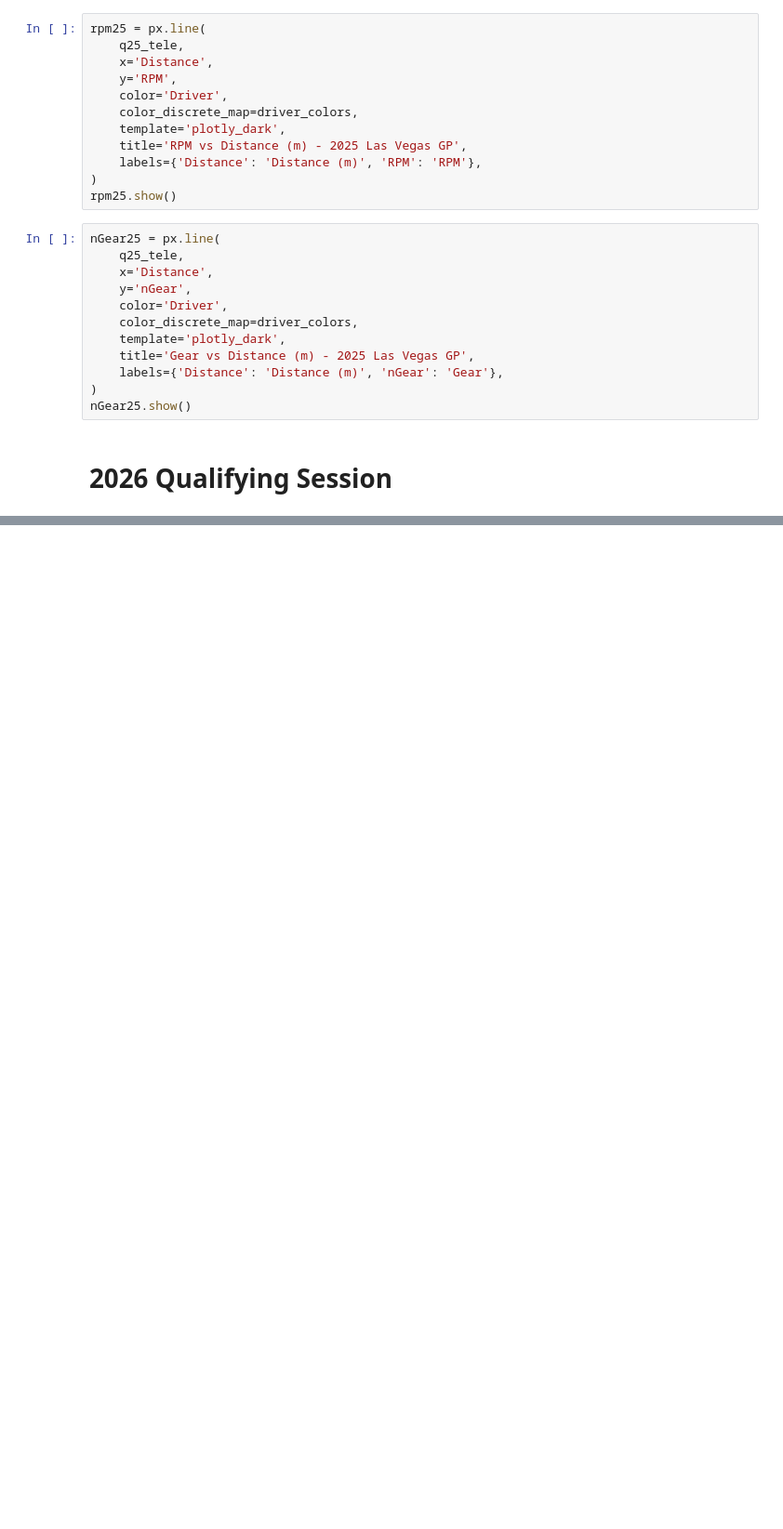
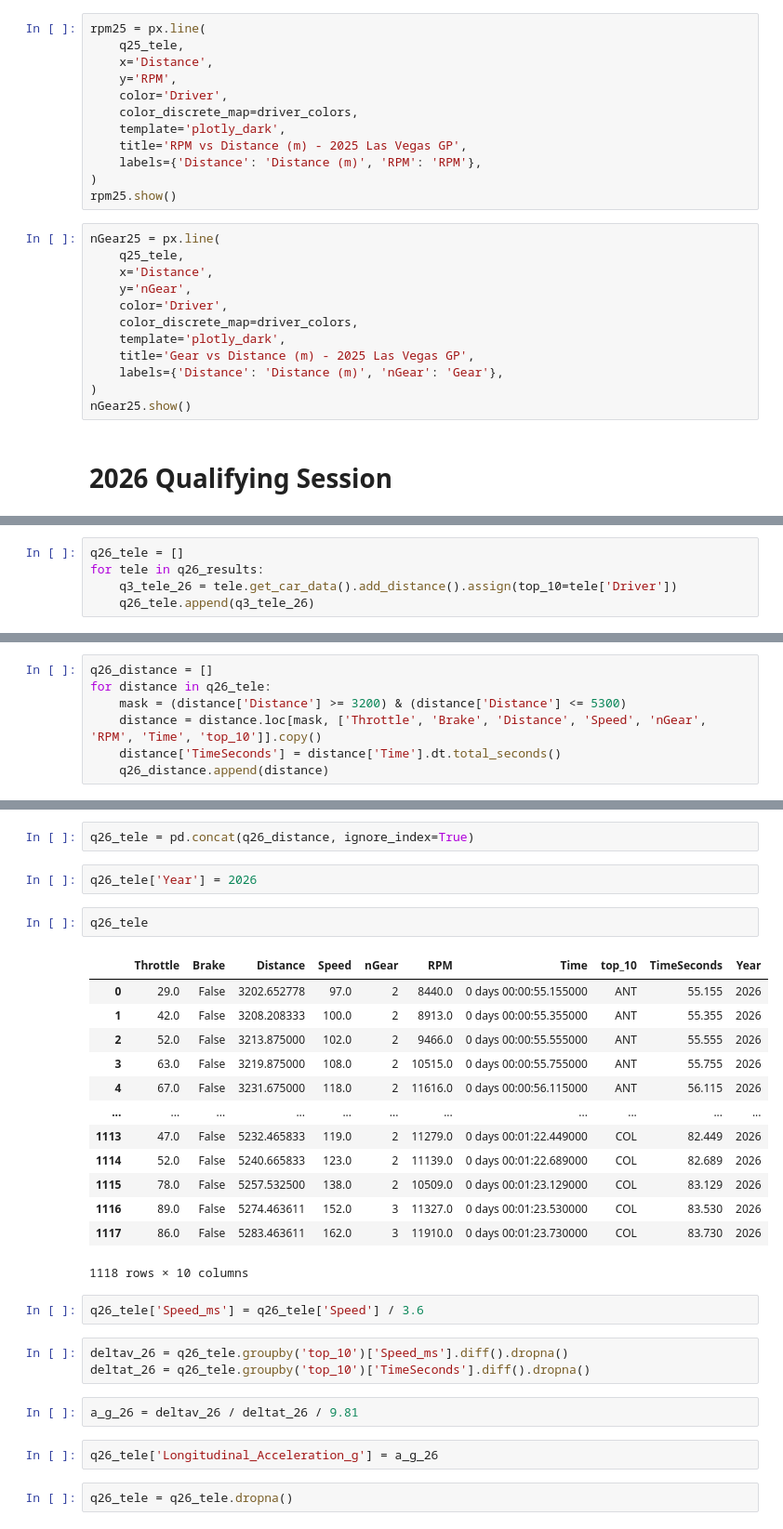
Before and after one commit to jsherm-cells/FASTF1_Analyses, a Jupyter notebook: LV_SC_COMP (in progress)/25_vs_26.ipynb, the cells around one changed output, grey strips where cells are left out. Shown at 93% size. Cells and saved outputs as stored; diff of their text form; blank space fills up the shorter version.

```diff
--- a/LV_SC_COMP (in progress)/25_vs_26.ipynb
+++ b/LV_SC_COMP (in progress)/25_vs_26.ipynb
@@ -252,0 +318,5 @@ nGear25.show()
+# %%
+q26_tele = []
+for tele in q26_results:
+    q3_tele_26 = tele.get_car_data().add_distance().assign(top_10=tele['Driver'])
+    q26_tele.append(q3_tele_26)
@@ -252,0 +343,7 @@ nGear25.show()
+# %%
+q26_distance = []
+for distance in q26_tele:
+    mask = (distance['Distance'] >= 3200) & (distance['Distance'] <= 5300)
+    distance = distance.loc[mask, ['Throttle', 'Brake', 'Distance', 'Speed', 'nGear', 'RPM', 'Time', 'top_10']].copy()
+    distance['TimeSeconds'] = distance['Time'].dt.total_seconds()
+    q26_distance.append(distance)
@@ -252,0 +370,31 @@ nGear25.show()
+# %%
+q26_tele = pd.concat(q26_distance, ignore_index=True)
+# %%
+q26_tele['Year'] = 2026
+# %%
+q26_tele
+# %% [output]
+|  | Throttle | Brake | Distance | Speed | nGear | RPM | Time | top_10 | TimeSeconds | Year |
+| 0 | 29.0 | False | 3202.652778 | 97.0 | 2 | 8440.0 | 0 days 00:00:55.155000 | ANT | 55.155 | 2026 |
+| 1 | 42.0 | False | 3208.208333 | 100.0 | 2 | 8913.0 | 0 days 00:00:55.355000 | ANT | 55.355 | 2026 |
+| 2 | 52.0 | False | 3213.875000 | 102.0 | 2 | 9466.0 | 0 days 00:00:55.555000 | ANT | 55.555 | 2026 |
+| 3 | 63.0 | False | 3219.875000 | 108.0 | 2 | 10515.0 | 0 days 00:00:55.755000 | ANT | 55.755 | 2026 |
+| 4 | 67.0 | False | 3231.675000 | 118.0 | 2 | 11616.0 | 0 days 00:00:56.115000 | ANT | 56.115 | 2026 |
+| ... | ... | ... | ... | ... | ... | ... | ... | ... | ... | ... |
+| 1113 | 47.0 | False | 5232.465833 | 119.0 | 2 | 11279.0 | 0 days 00:01:22.449000 | COL | 82.449 | 2026 |
+| 1114 | 52.0 | False | 5240.665833 | 123.0 | 2 | 11139.0 | 0 days 00:01:22.689000 | COL | 82.689 | 2026 |
+| 1115 | 78.0 | False | 5257.532500 | 138.0 | 2 | 10509.0 | 0 days 00:01:23.129000 | COL | 83.129 | 2026 |
+| 1116 | 89.0 | False | 5274.463611 | 152.0 | 3 | 11327.0 | 0 days 00:01:23.530000 | COL | 83.530 | 2026 |
+| 1117 | 86.0 | False | 5283.463611 | 162.0 | 3 | 11910.0 | 0 days 00:01:23.730000 | COL | 83.730 | 2026 |
+1118 rows × 10 columns
+# %%
+q26_tele['Speed_ms'] = q26_tele['Speed'] / 3.6
+# %%
+deltav_26 = q26_tele.groupby('top_10')['Speed_ms'].diff().dropna()
+deltat_26 = q26_tele.groupby('top_10')['TimeSeconds'].diff().dropna()
+# %%
+a_g_26 = deltav_26 / deltat_26 / 9.81
+# %%
+q26_tele['Longitudinal_Acceleration_g'] = a_g_26
+# %%
+q26_tele = q26_tele.dropna()
```
Also changed, not shown: parts of 16 cells of this notebook, 1 other file.
